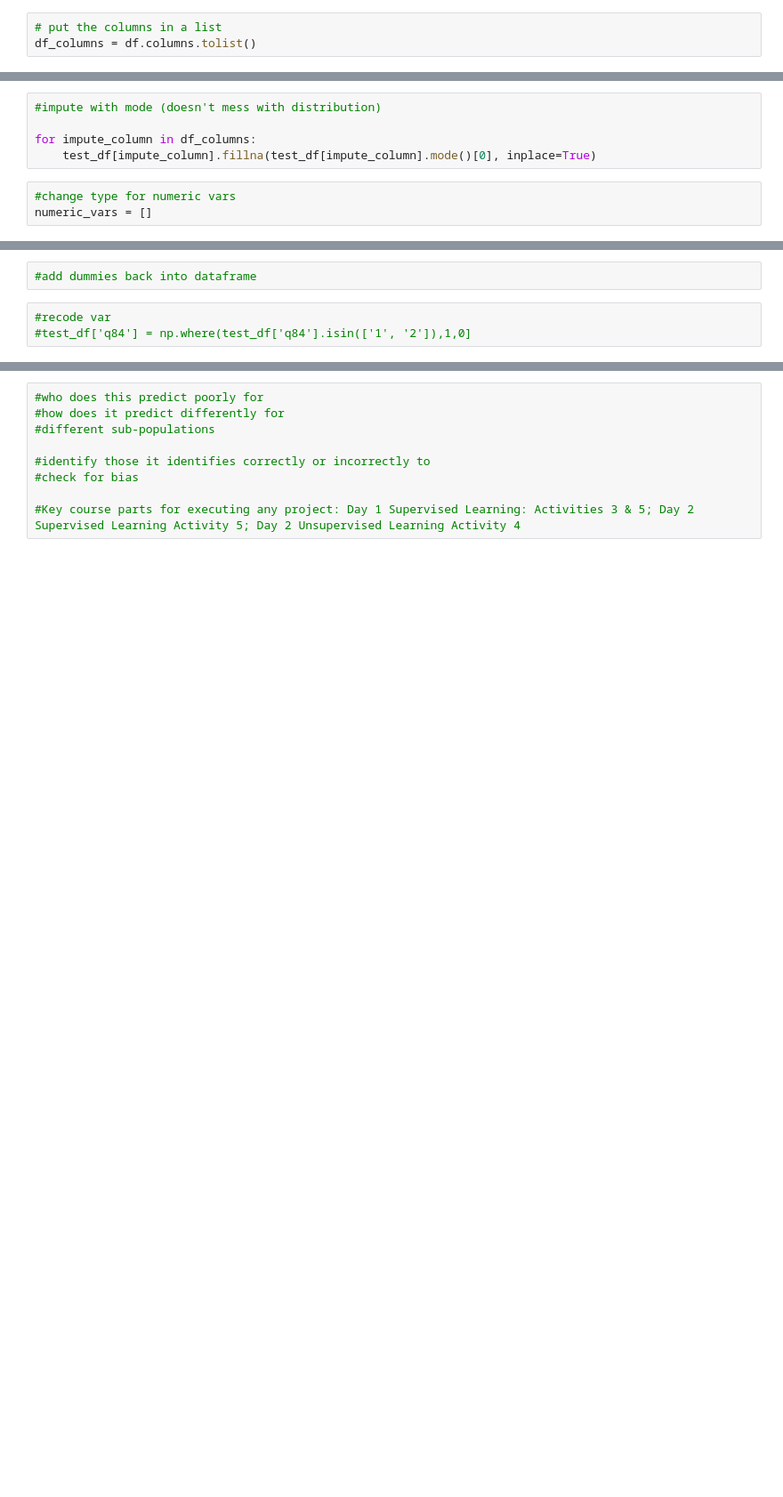
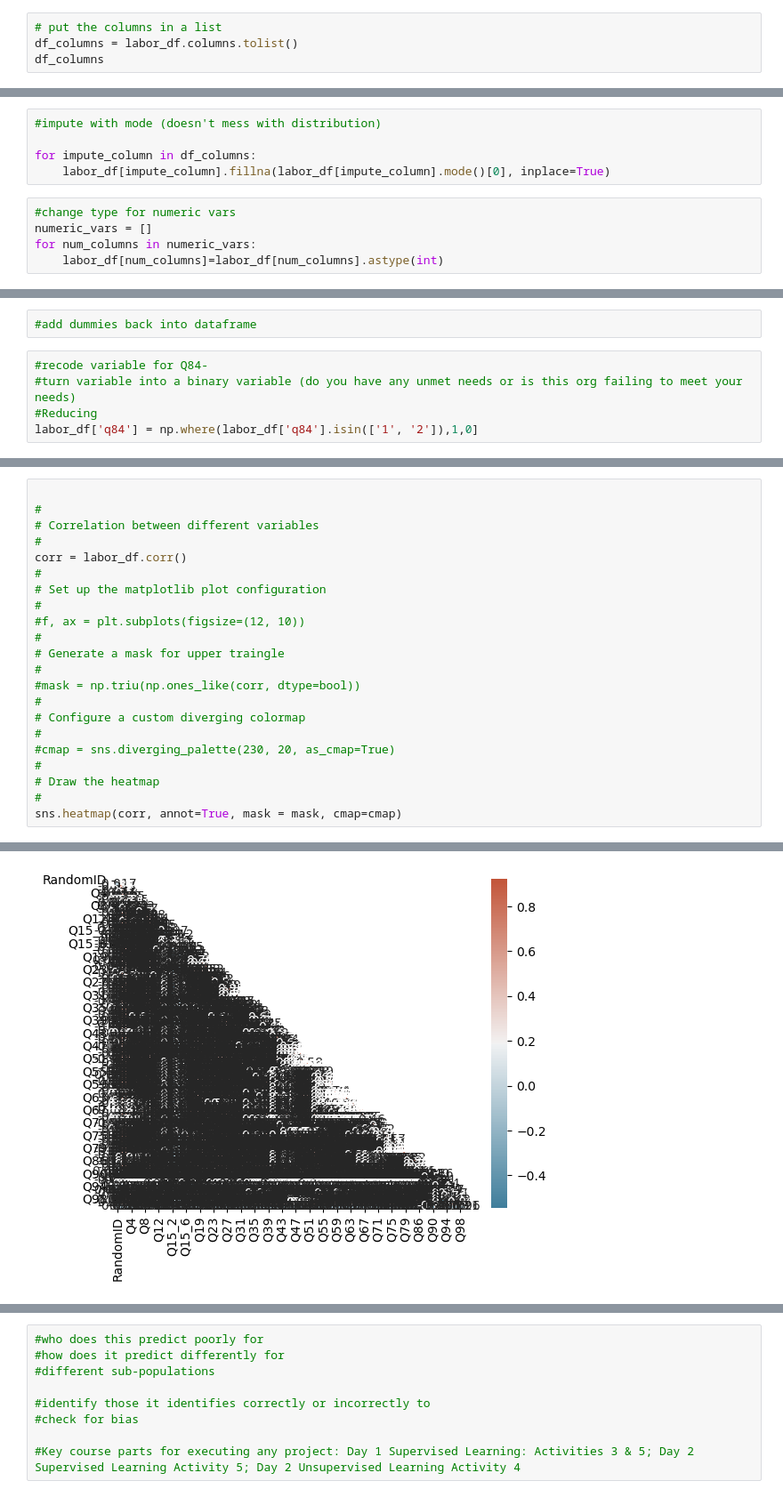
Before and after one commit to CJunger/agency-turnover, a Jupyter notebook: agency_analysis.ipynb, the cells around one changed output, grey strips where cells are left out. Shown at 89% size. Saved outputs shown, nothing was run; the diff lists cells and outputs as text; blank space fills up the shorter version.

```diff
--- a/agency_analysis.ipynb
+++ b/agency_analysis.ipynb
@@ -112,3 +158,4 @@ RECODE MISSING VALUES
 # %%
 # put the columns in a list
-df_columns = df.columns.tolist()
+df_columns = labor_df.columns.tolist()
+df_columns
@@ -116,10 +181,12 @@ df_columns = df.columns.tolist()
 #impute with mode (doesn't mess with distribution)
 
 for impute_column in df_columns:
-    test_df[impute_column].fillna(test_df[impute_column].mode()[0], inplace=True)
+    labor_df[impute_column].fillna(labor_df[impute_column].mode()[0], inplace=True)
 # %%
 #change type for numeric vars
 numeric_vars = []
+for num_columns in numeric_vars:
+    labor_df[num_columns]=labor_df[num_columns].astype(int)
 # %% [markdown]
 Create Dummies
 # %%
@@ -127,5 +195,7 @@ Create Dummies
 # %%
 #add dummies back into dataframe
 # %%
-#recode var
-#test_df['q84'] = np.where(test_df['q84'].isin(['1', '2']),1,0]
+#recode variable for Q84-
+#turn variable into a binary variable (do you have any unmet needs or is this org failing to meet your needs)
+#Reducing
+labor_df['q84'] = np.where(labor_df['q84'].isin(['1', '2']),1,0]
@@ -161,0 +228,23 @@ for variable in variables_to_convert:
+# %%
+
+#
+# Correlation between different variables
+#
+corr = labor_df.corr()
+#
+# Set up the matplotlib plot configuration
+#
+#f, ax = plt.subplots(figsize=(12, 10))
+#
+# Generate a mask for upper traingle
+#
+#mask = np.triu(np.ones_like(corr, dtype=bool))
+#
+# Configure a custom diverging colormap
+#
+#cmap = sns.diverging_palette(230, 20, as_cmap=True)
+#
+# Draw the heatmap
+#
+sns.heatmap(corr, annot=True, mask = mask, cmap=cmap)
+# %% [output]
@@ -161,0 +252 @@ for variable in variables_to_convert:
+[figure, added]
```
Also changed, not shown: parts of 26 cells of this notebook.
